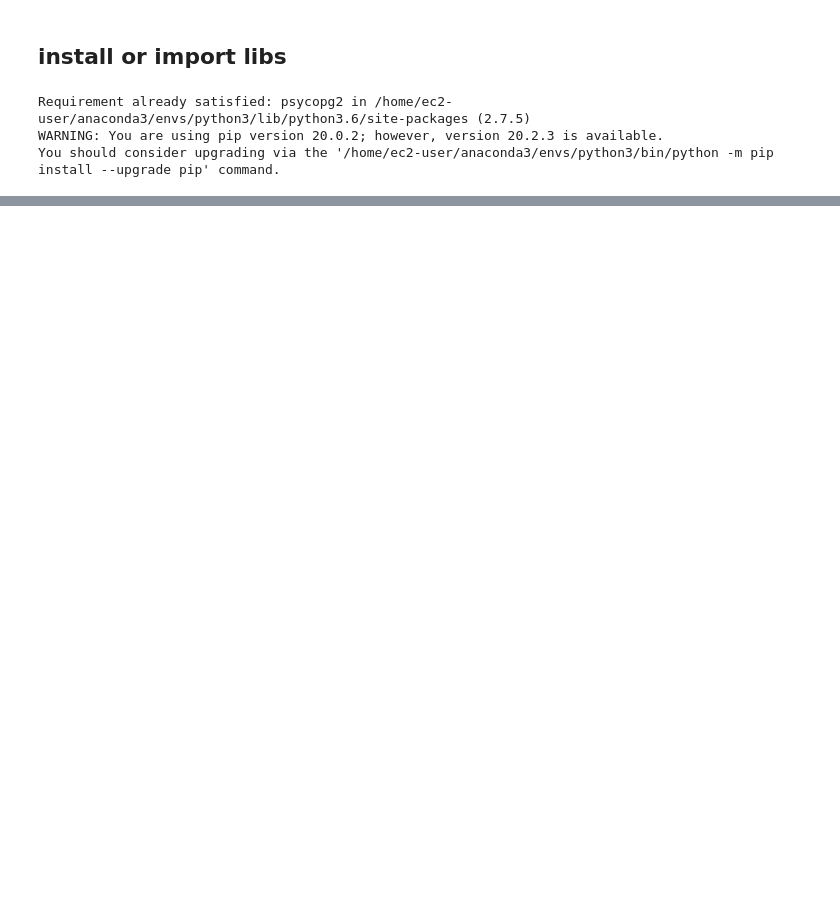
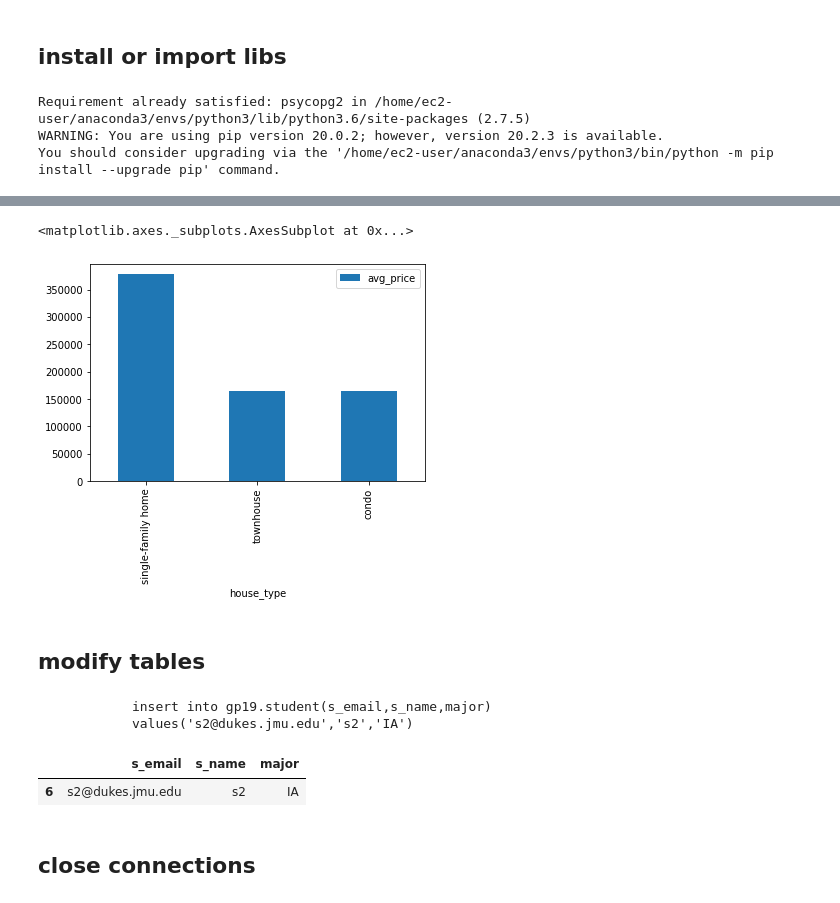
Before and after one commit to shawwc/ia340, a Jupyter notebook: lec4.ipynb, the cells around one changed output, grey strips where cells are left out. Drawn from its saved outputs; the diff is of its cells as text; code cells hidden in the pictures; blank space fills up the shorter version.

```diff
--- a/lec4.ipynb
+++ b/lec4.ipynb
@@ -28,0 +130,27 @@ import psycopg2
+# %%
+sql_avg_price_house_type = """
+                            select house_type,
+                            avg(price) as avg_price
+                            from public.house_price
+                            group by house_type
+                            order by avg_price desc
+                            """
+# %%
+df = pandas.read_sql_query(sql_avg_price_house_type,conn)
+
+df.plot.bar(y='avg_price', x='house_type')
+# %% [output]
+<matplotlib.axes._subplots.AxesSubplot at 0x...>
+[figure, added]
+# %% [markdown]
+## modify tables
+# %%
+sql_insert = """
+            insert into gp19.student(s_email,s_name,major)
+            values('{}','{}','{}')
+            """.format('s2@dukes.jmu.edu','s2','IA')
+
+print(sql_insert)
+# %% [output]
+            insert into gp19.student(s_email,s_name,major)
+            values('s2@dukes.jmu.edu','s2','IA')
@@ -28,0 +161,7 @@ import psycopg2
+# %%
+df=pandas.read_sql_query('select * from gp19.student',conn)
+
+df[-1:]
+# %% [output]
+|  | s_email | s_name | major |
+| 6 | s2@dukes.jmu.edu | s2 | IA |
@@ -28,0 +172,2 @@ import psycopg2
+# %% [markdown]
+## close connections
```
Also changed, not shown: parts of 23 cells of this notebook.
